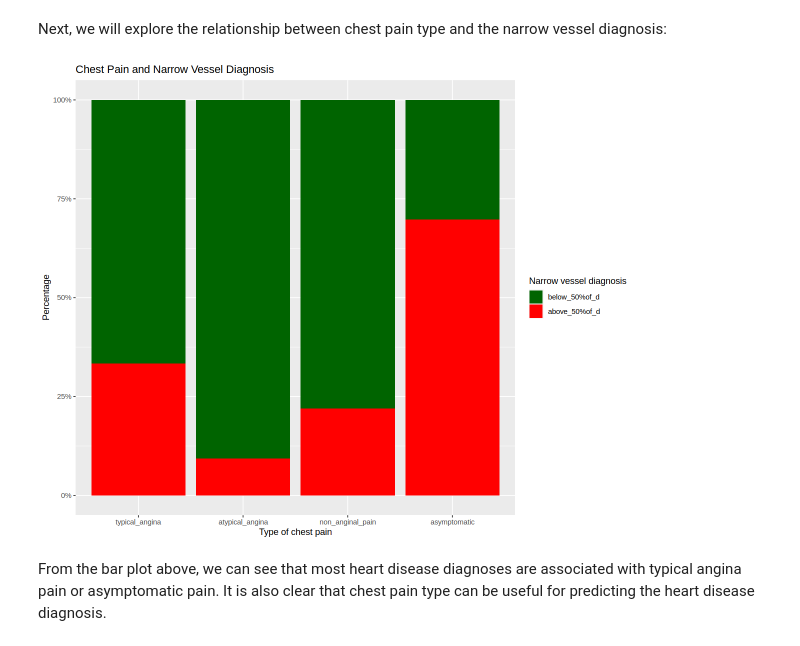
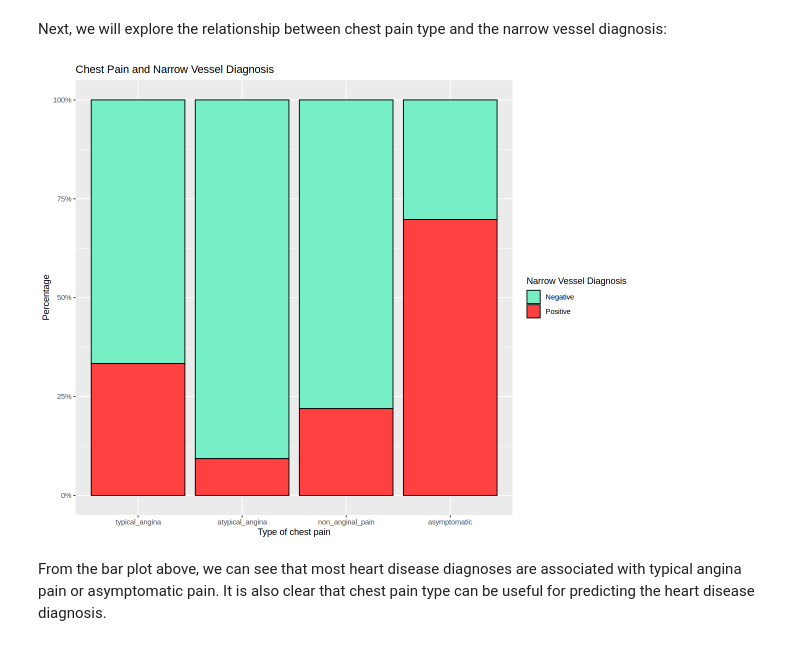
Before and after one commit to MaxVinichenko/DSCI_100_Final_Project, a Jupyter notebook: data.ipynb, the cells around one changed output. Cells and saved outputs as stored; diff of their text form; code cells hidden in the pictures.

Commit message:
Fixed scale_fill_manual overwriting issue on bar plot

```diff
--- a/data.ipynb
+++ b/data.ipynb
@@ -238,16 +238,20 @@ Next, we will explore the relationship between chest pain type and the narrow ve
 # %%
 pain_vessel_graph<-refactored_heart_train|>
     ggplot(aes(x=chest_pain_type, fill=vessel_narrow))+
-        geom_bar(position="fill")+
+        geom_bar(position="fill", color="black")+
         scale_y_continuous(labels = percent_format(scale = 100)) +
-        ylab("Percentage")+
-        labs( title = "Chest Pain and Narrow Vessel Diagnosis", x="Type of chest pain", fill="Narrow vessel diagnosis")+
-        scale_fill_manual(values=c("darkgreen","red"))
+        labs( title = "Chest Pain and Narrow Vessel Diagnosis", x="Type of chest pain", y="Percentage")+
+        scale_fill_manual(
+            name = "Narrow Vessel Diagnosis",
+            breaks = c("below_50%of_d", "above_50%of_d"),
+            labels = c("Negative", "Positive"),
+            values = c("aquamarine2", "brown1")
+          )
 
 
 pain_vessel_graph
 # %% [output]
-[figure, old version]
+[figure, new version]
 # %% [markdown]
 From the bar plot above, we can see that most heart disease diagnoses are associated with typical angina pain or asymptomatic pain. It is also clear that chest pain type can be useful for predicting the heart disease diagnosis.
 # %%
```
